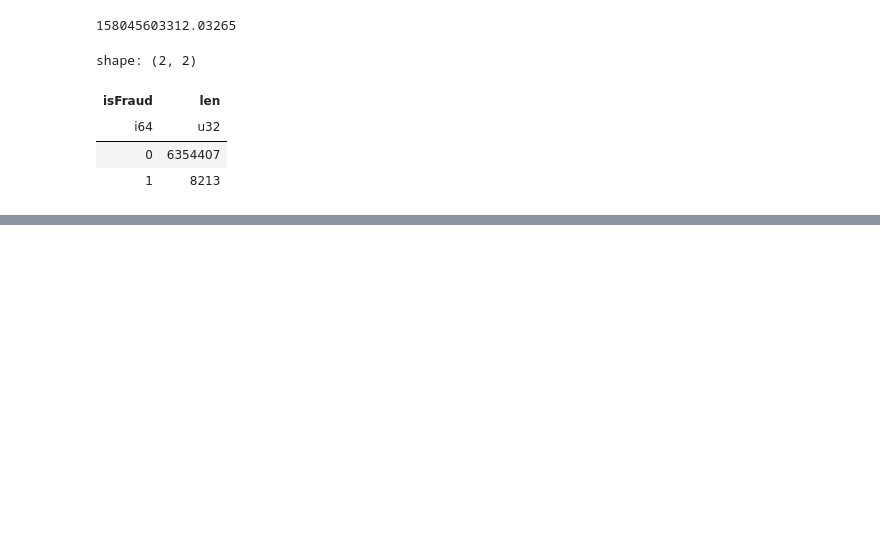
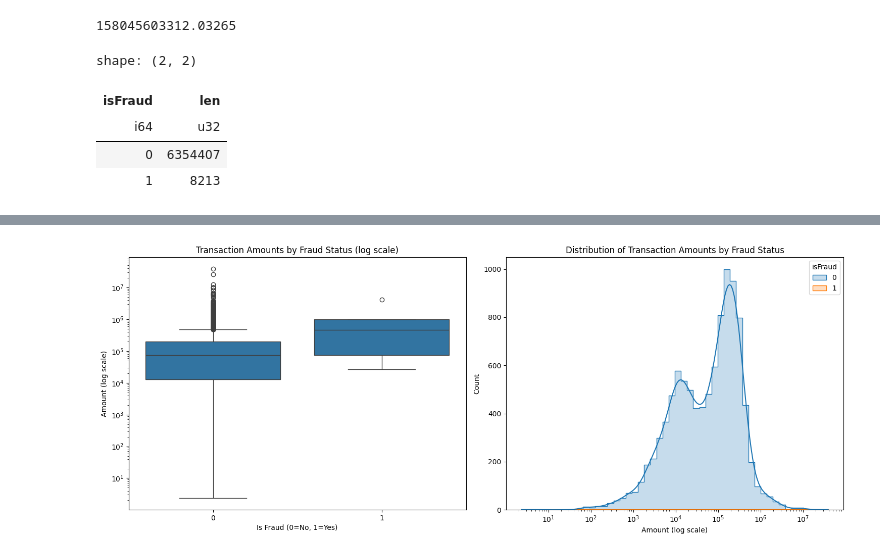
Before and after one commit to BlueHowl/LGG-Thomas5, a Jupyter notebook: 01-TheField/02-Python/03bis-Polars/test.ipynb, the cells around one changed output, grey strips where cells are left out. Drawn from its saved outputs; the diff is of its cells as text; code cells hidden in the pictures; blank space fills up the shorter version.

```diff
--- a/01-TheField/02-Python/03bis-Polars/test.ipynb
+++ b/01-TheField/02-Python/03bis-Polars/test.ipynb
@@ -51,0 +126,29 @@ shape: (2, 2)
+# %%
+#Randomly generated by AI
+
+# Create a new dataframe with a sample for better visualization (otherwise too many points)
+sample_size = 10000  # Adjust based on your needs
+sampled_df = df.sample(n=sample_size, seed=42)
+
+# Create a figure with two subplots
+plt.figure(figsize=(15, 6))
+
+# Plot 1: Box plot of transaction amounts by fraud status
+plt.subplot(1, 2, 1)
+sns.boxplot(x='isFraud', y='amount', data=sampled_df)
+plt.yscale('log')  # Log scale for better visibility
+plt.title('Transaction Amounts by Fraud Status (log scale)')
+plt.xlabel('Is Fraud (0=No, 1=Yes)')
+plt.ylabel('Amount (log scale)')
+
+# Plot 2: Distribution of transaction amounts by fraud status
+plt.subplot(1, 2, 2)
+sns.histplot(data=sampled_df, x='amount', hue='isFraud',
+             bins=50, kde=True, element='step', log_scale=True)
+plt.title('Distribution of Transaction Amounts by Fraud Status')
+plt.xlabel('Amount (log scale)')
+plt.ylabel('Count')
+plt.tight_layout()
+plt.show()
+# %% [output]
+[figure, added]
```
Also changed, not shown: parts of 5 cells of this notebook.
